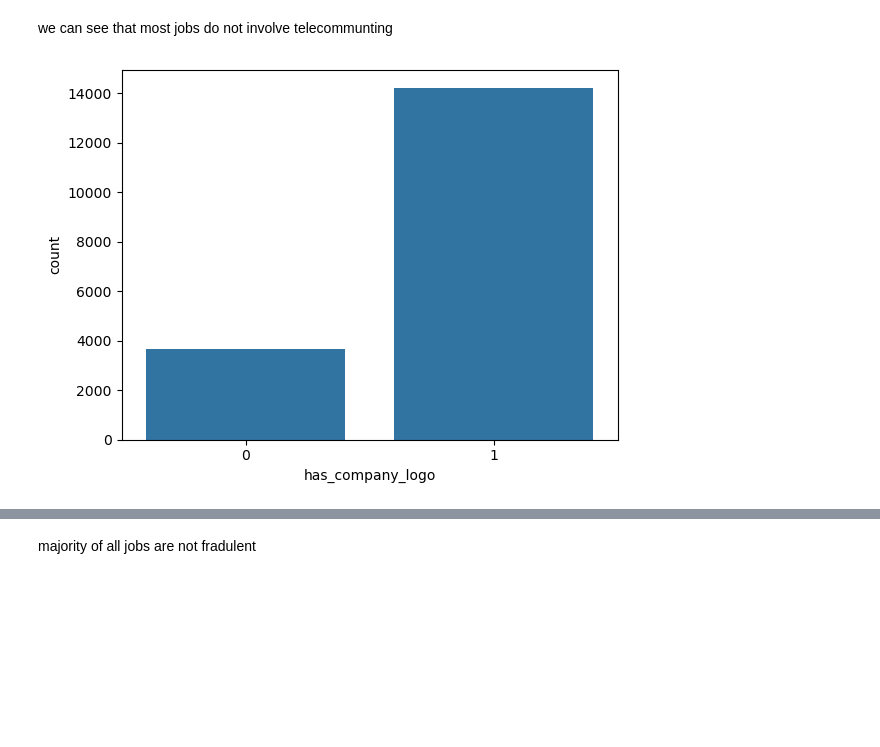
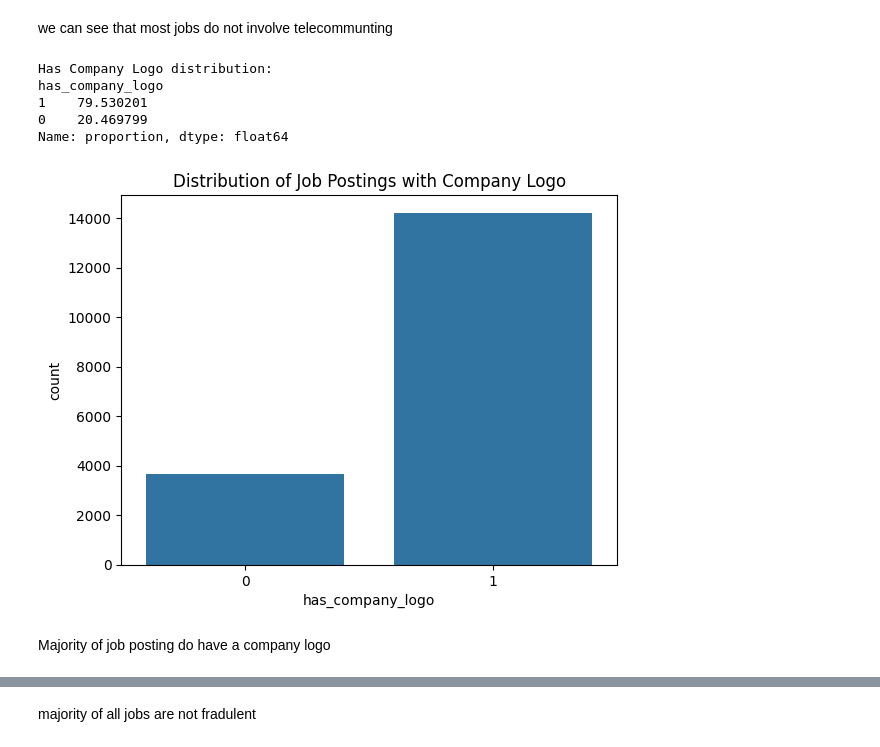
Before and after one commit to Bearson678/fake-job-posting_DL_Project, a Jupyter notebook: EDA.ipynb, the cells around one changed output, grey strips where cells are left out. Saved outputs shown, nothing was run; the diff lists cells and outputs as text; code cells hidden in the pictures; blank space fills up the shorter version.

```diff
--- a/EDA.ipynb
+++ b/EDA.ipynb
@@ -219,8 +260,19 @@ plt.show()
 # %% [markdown]
 we can see that most jobs do not involve telecommunting
 # %%
+print("\nHas Company Logo distribution:")
+print(df['has_company_logo'].value_counts(normalize=True) * 100)
+
 sns.countplot(x=df['has_company_logo'])
+plt.title('Distribution of Job Postings with Company Logo')
 plt.show()
 # %% [output]
+Has Company Logo distribution:
+has_company_logo
+1    79.530201
+0    20.469799
+Name: proportion, dtype: float64
-[figure, old version]
+[figure, new version]
+# %% [markdown]
+Majority of job posting do have a company logo
 # %%
```
Also changed, not shown: parts of 48 cells of this notebook.
